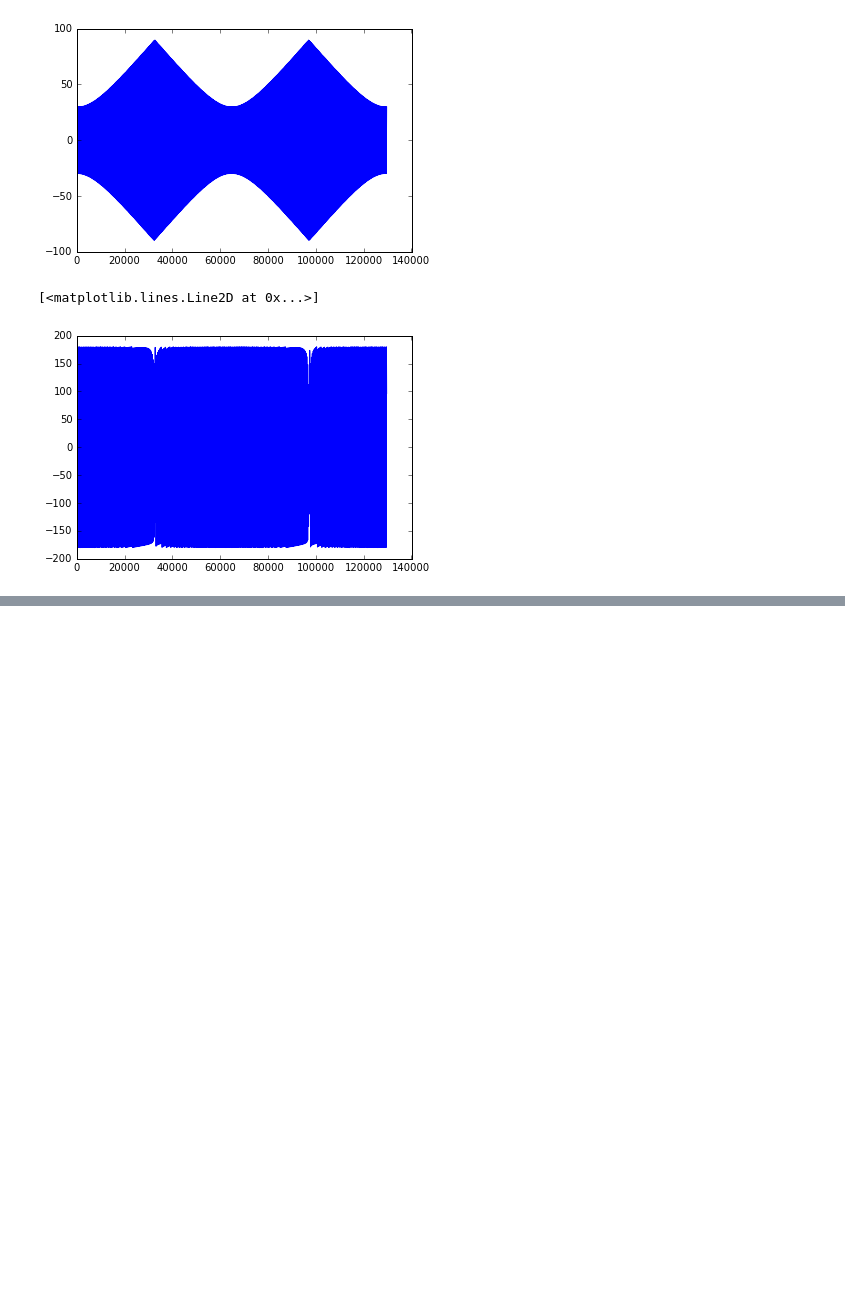
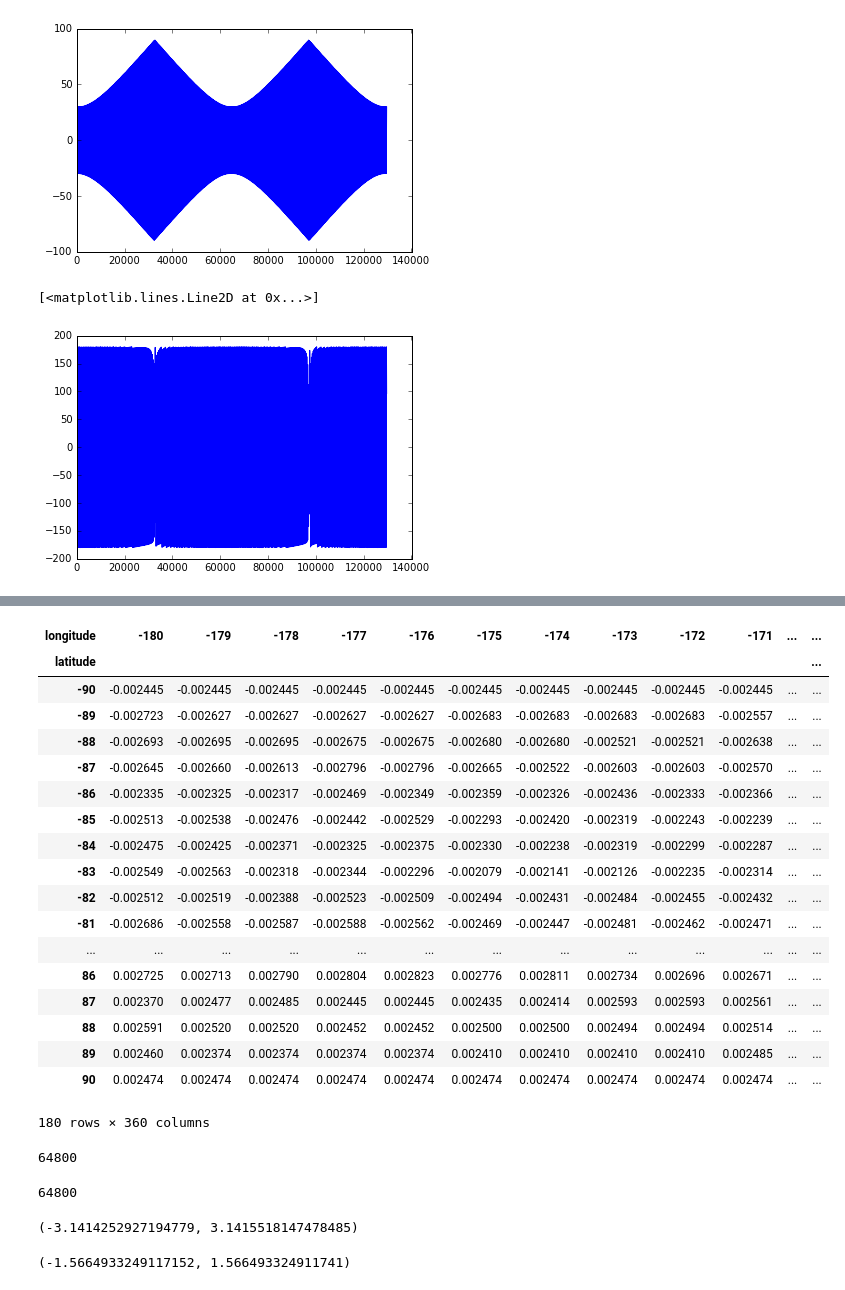
Before and after one commit to words-sdsc/edX, a Jupyter notebook: astro_example.ipynb, the cells around one changed output, grey strips where cells are left out. Saved outputs shown, nothing was run; the diff lists cells and outputs as text; code cells hidden in the pictures; blank space fills up the shorter version.

```diff
--- a/astro_example.ipynb
+++ b/astro_example.ipynb
@@ -287,0 +311,38 @@ plt.plot(l[:360], b[:360], '.')
+# %%
+map_2d
+# %% [output]
+| longitude | -180 | -179 | -178 | -177 | -176 | -175 | -174 | -173 | -172 | -171 | ... | ... |
+| latitude |  |  |  |  |  |  |  |  |  |  |  | ... |
+| -90 | -0.002445 | -0.002445 | -0.002445 | -0.002445 | -0.002445 | -0.002445 | -0.002445 | -0.002445 | -0.002445 | -0.002445 | ... | ... |
+| -89 | -0.002723 | -0.002627 | -0.002627 | -0.002627 | -0.002627 | -0.002683 | -0.002683 | -0.002683 | -0.002683 | -0.002557 | ... | ... |
+| -88 | -0.002693 | -0.002695 | -0.002695 | -0.002675 | -0.002675 | -0.002680 | -0.002680 | -0.002521 | -0.002521 | -0.002638 | ... | ... |
+| -87 | -0.002645 | -0.002660 | -0.002613 | -0.002796 | -0.002796 | -0.002665 | -0.002522 | -0.002603 | -0.002603 | -0.002570 | ... | ... |
+| -86 | -0.002335 | -0.002325 | -0.002317 | -0.002469 | -0.002349 | -0.002359 | -0.002326 | -0.002436 | -0.002333 | -0.002366 | ... | ... |
+| -85 | -0.002513 | -0.002538 | -0.002476 | -0.002442 | -0.002529 | -0.002293 | -0.002420 | -0.002319 | -0.002243 | -0.002239 | ... | ... |
+| -84 | -0.002475 | -0.002425 | -0.002371 | -0.002325 | -0.002375 | -0.002330 | -0.002238 | -0.002319 | -0.002299 | -0.002287 | ... | ... |
+| -83 | -0.002549 | -0.002563 | -0.002318 | -0.002344 | -0.002296 | -0.002079 | -0.002141 | -0.002126 | -0.002235 | -0.002314 | ... | ... |
+| -82 | -0.002512 | -0.002519 | -0.002388 | -0.002523 | -0.002509 | -0.002494 | -0.002431 | -0.002484 | -0.002455 | -0.002432 | ... | ... |
+| -81 | -0.002686 | -0.002558 | -0.002587 | -0.002588 | -0.002562 | -0.002469 | -0.002447 | -0.002481 | -0.002462 | -0.002471 | ... | ... |
+| ... | ... | ... | ... | ... | ... | ... | ... | ... | ... | ... | ... | ... |
+| 86 | 0.002725 | 0.002713 | 0.002790 | 0.002804 | 0.002823 | 0.002776 | 0.002811 | 0.002734 | 0.002696 | 0.002671 | ... | ... |
+| 87 | 0.002370 | 0.002477 | 0.002485 | 0.002445 | 0.002445 | 0.002435 | 0.002414 | 0.002593 | 0.002593 | 0.002561 | ... | ... |
+| 88 | 0.002591 | 0.002520 | 0.002520 | 0.002452 | 0.002452 | 0.002500 | 0.002500 | 0.002494 | 0.002494 | 0.002514 | ... | ... |
+| 89 | 0.002460 | 0.002374 | 0.002374 | 0.002374 | 0.002374 | 0.002410 | 0.002410 | 0.002410 | 0.002410 | 0.002485 | ... | ... |
+| 90 | 0.002474 | 0.002474 | 0.002474 | 0.002474 | 0.002474 | 0.002474 | 0.002474 | 0.002474 | 0.002474 | 0.002474 | ... | ... |
+180 rows × 360 columns
+# %%
+map_2d.size
+# %% [output]
+64800
+# %%
+360*180
+# %% [output]
+64800
+# %%
+l.min(), l.max()
+# %% [output]
+(-3.1414252927194779, 3.1415518147478485)
+# %%
+b.min(), b.max()
+# %% [output]
+(-1.5664933249117152, 1.566493324911741)
```
Also changed, not shown: parts of 15 cells of this notebook.
